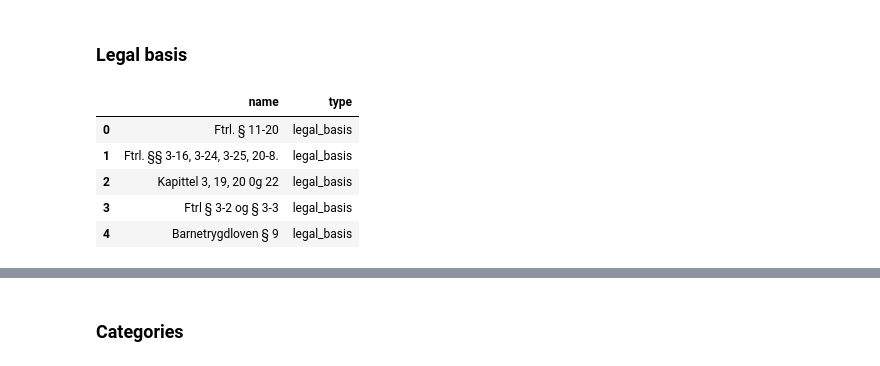
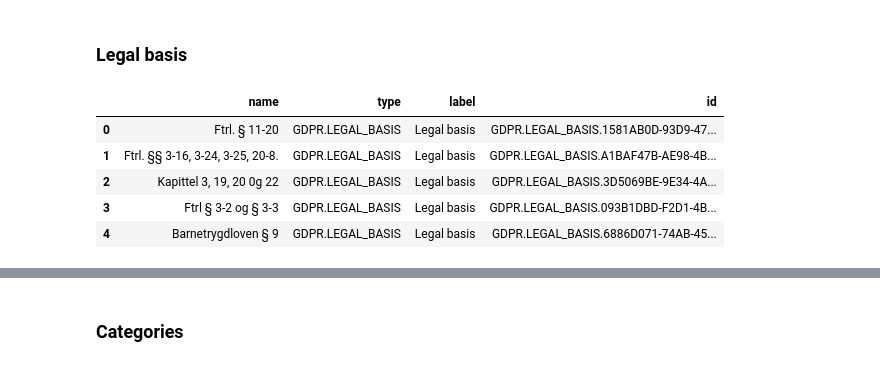
Before and after one commit to navikt/data-catalog-graph, a Jupyter notebook: notebooks/populate database.ipynb, the cells around one changed output, grey strips where cells are left out. Saved outputs shown, nothing was run; the diff lists cells and outputs as text; code cells hidden in the pictures.

```diff
--- a/notebooks/populate database.ipynb
+++ b/notebooks/populate database.ipynb
@@ -56,6 +59,12 @@ xls.sheet_names
  'Category']
 # %% [markdown]
 # Populate tables
+# %%
+def get_id(row):
+    return row['type'] + '.' + row['name'].upper()
+
+def get_uuid(row):
+    return row['type'] + '.' + str(uuid.uuid4()).upper()
 # %% [markdown]
 ### Relationships
 # %%
@@ -146,16 +155,18 @@ df.tail()
 # %%
 sheet=xls.sheet_names[4]
 df_legal_basis = pd.read_excel(xls, sheet, encoding='latin1')
 df_legal_basis = df_legal_basis[['legalBasisDescription']].drop_duplicates()
 df_legal_basis.columns=['name']
 df_legal_basis = df_legal_basis.append({'name': 'NOT AVAILABLE'}, ignore_index=True)
-df_legal_basis['type'] = 'legal_basis'
+df_legal_basis['type'] = 'GDPR.LEGAL_BASIS'
+df_legal_basis['label'] = 'Legal basis'
+df_legal_basis['id'] = df_legal_basis.apply(get_uuid, axis=1)
 df_legal_basis.head()
 # %% [output]
-|  | name | type |
-| 0 | Ftrl. § 11-20 | legal_basis |
-| 1 | Ftrl. §§ 3-16, 3-24, 3-25, 20-8. | legal_basis |
-| 2 | Kapittel 3, 19, 20 0g 22 | legal_basis |
-| 3 | Ftrl § 3-2 og § 3-3 | legal_basis |
-| 4 | Barnetrygdloven § 9 | legal_basis |
+|  | name | type | label | id |
+| 0 | Ftrl. § 11-20 | GDPR.LEGAL_BASIS | Legal basis | GDPR.LEGAL_BASIS.1581AB0D-93D9-47... |
+| 1 | Ftrl. §§ 3-16, 3-24, 3-25, 20-8. | GDPR.LEGAL_BASIS | Legal basis | GDPR.LEGAL_BASIS.A1BAF47B-AE98-4B... |
+| 2 | Kapittel 3, 19, 20 0g 22 | GDPR.LEGAL_BASIS | Legal basis | GDPR.LEGAL_BASIS.3D5069BE-9E34-4A... |
+| 3 | Ftrl § 3-2 og § 3-3 | GDPR.LEGAL_BASIS | Legal basis | GDPR.LEGAL_BASIS.093B1DBD-F2D1-4B... |
+| 4 | Barnetrygdloven § 9 | GDPR.LEGAL_BASIS | Legal basis | GDPR.LEGAL_BASIS.6886D071-74AB-45... |
 # %%
```
Also changed, not shown: parts of 34 cells of this notebook, 2 other files.
